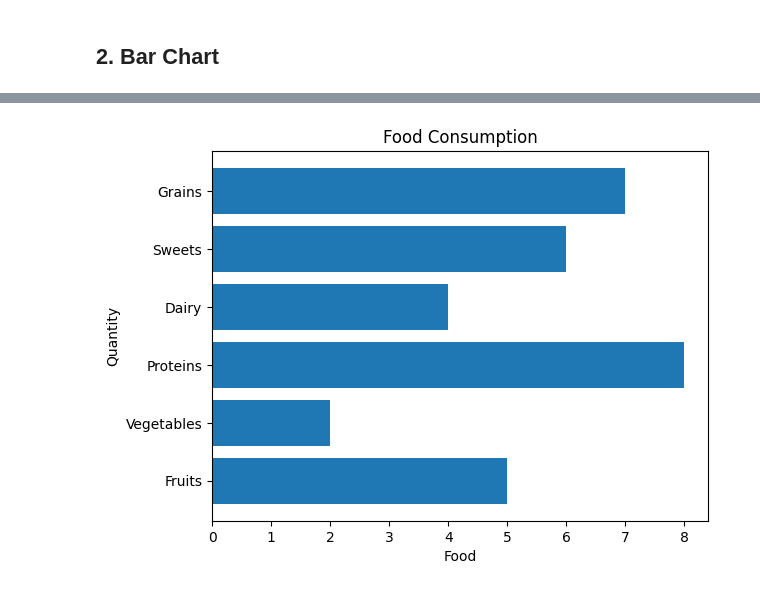
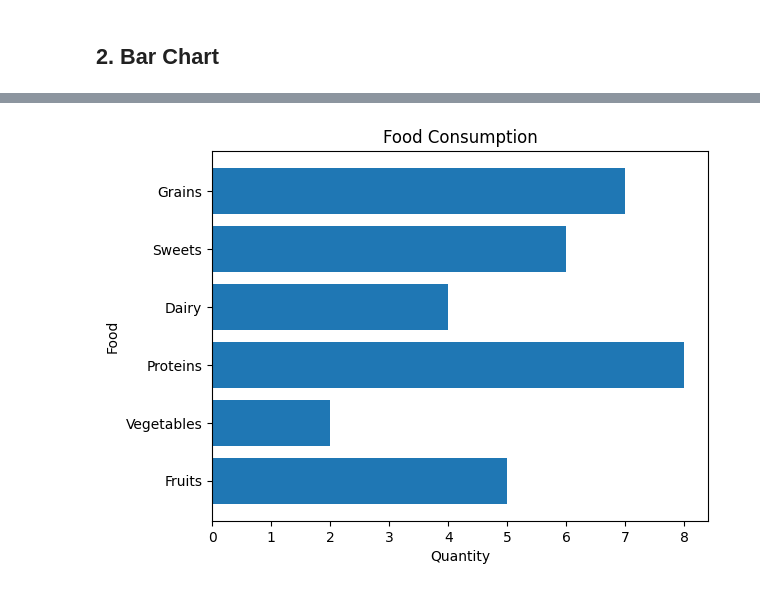
Before and after one commit to VRYeshwanth/AI-ML-Journey, a Jupyter notebook: Matplotlib Basics/basics.ipynb, the cells around one changed output, grey strips where cells are left out. Cells and saved outputs as stored; diff of their text form; code cells hidden in the pictures.

```diff
--- a/Matplotlib Basics/basics.ipynb
+++ b/Matplotlib Basics/basics.ipynb
@@ -58,15 +58,15 @@ plt.show()
 # %%
 categories = ["Fruits", "Vegetables", "Proteins", "Dairy", "Sweets", "Grains"]
 values = [5,2,8,4,6,7]
 
 # Creates a horizontal bar chart
 plt.barh(categories, values)
 
 plt.title("Food Consumption")
 
-plt.xlabel("Food")
-plt.ylabel("Quantity")
+plt.xlabel("Quantity")
+plt.ylabel("Food")
 
 plt.show()
 # %% [output]
-[figure, old version]
+[figure, new version]
```
Also changed, not shown: parts of 3 cells of this notebook.
